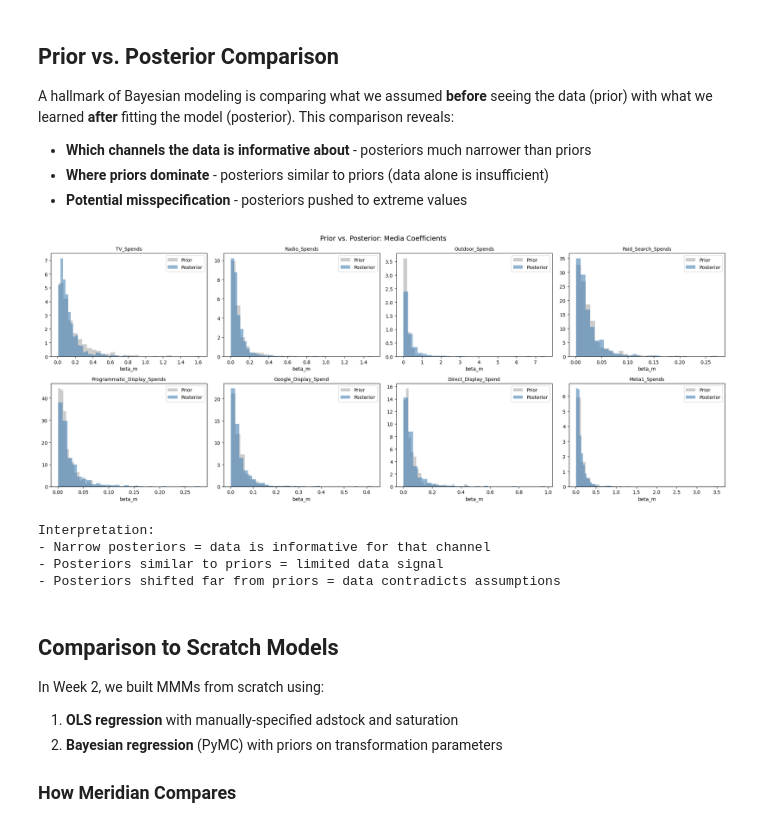
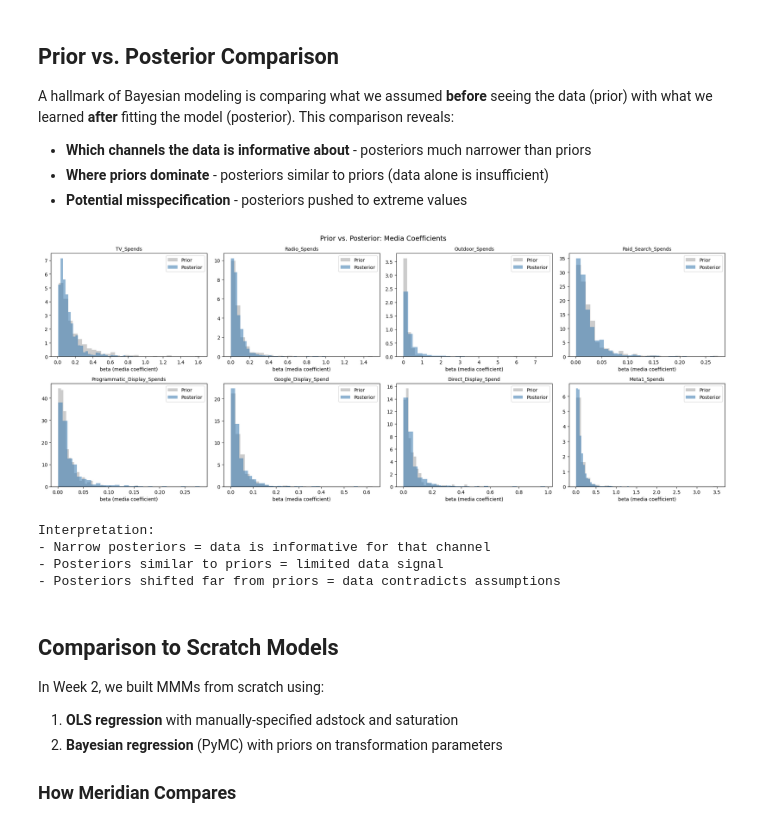
Before and after one commit to gdberrio/MarketingScience-CohortMarch26, a Jupyter notebook: week-3/session-5/session_05_meridian.ipynb, the cells around one changed output. Cells and saved outputs as stored; diff of their text form; code cells hidden in the pictures.

```diff
--- a/week-3/session-5/session_05_meridian.ipynb
+++ b/week-3/session-5/session_05_meridian.ipynb
@@ -423,12 +423,16 @@ else:
 if MERIDIAN_AVAILABLE:
     try:
         analyzer = Analyzer(mmm)
-        # Get incremental outcome per channel (returns TF EagerTensor)
-        inc_outcome = analyzer.incremental_outcome(use_posterior=True)
-        # Convert to numpy: shape (n_chains, n_keep, n_geos, n_times, n_channels)
+        # Get incremental outcome per channel, keeping time dimension
+        # Default aggregate_times=True collapses time; we need per-period data
+        inc_outcome = analyzer.incremental_outcome(
+            use_posterior=True, aggregate_times=False
+        )
+        # Convert TF EagerTensor to numpy
+        # Shape: (n_chains, n_draws, n_times, n_channels) — geos aggregated
         inc_np = np.array(inc_outcome)
-        # Average across chains, draws, and geos
-        contributions = inc_np.mean(axis=(0, 1, 2))  # shape: (n_times, n_channels)
+        # Average across chains and draws → (n_times, n_channels)
+        contributions = inc_np.mean(axis=(0, 1))
 
         fig, ax = plt.subplots(figsize=(14, 6))
 
@@ -451,6 +455,7 @@ if MERIDIAN_AVAILABLE:
         plt.show()
     except Exception as e:
         print(f"Contribution chart error: {e}")
+        import traceback; traceback.print_exc()
 else:
     print("Contribution chart requires a fitted model.")
 # %% [output]
@@ -539,43 +551,51 @@ if MERIDIAN_AVAILABLE:
         prior = inference_data.prior
         posterior = inference_data.posterior
 
+        # Meridian 1.4.0: prior stores beta_m, posterior stores beta_gm (geo-level)
+        prior_key = 'beta_m'
+        post_key = 'beta_gm' if 'beta_gm' in posterior else 'beta_m'
+
         n_plot = min(n_media, 8)
         fig, axes = plt.subplots(2, (n_plot + 1) // 2, figsize=(5 * ((n_plot + 1) // 2), 8))
         axes = axes.flatten()
 
         for i in range(n_plot):
             ax = axes[i]
             channel = media_cols[i]
-            if 'beta_m' in prior and 'beta_m' in posterior:
-                prior_samples = prior['beta_m'].isel(media_channel=i).values.flatten()
-                post_samples = posterior['beta_m'].isel(media_channel=i).values.flatten()
+            has_prior = prior_key in prior
+            has_post = post_key in posterior
+            if has_prior:
+                prior_samples = prior[prior_key].isel(media_channel=i).values.flatten()
                 ax.hist(prior_samples, bins=30, alpha=0.4, density=True, color='gray', label='Prior')
+            if has_post:
+                post_samples = posterior[post_key].isel(media_channel=i).values.flatten()
                 ax.hist(post_samples, bins=30, alpha=0.6, density=True, color='steelblue', label='Posterior')
             ax.set_title(channel, fontsize=10)
             ax.legend()
-            ax.set_xlabel('beta_m')
+            ax.set_xlabel('beta (media coefficient)')
 
         plt.suptitle('Prior vs. Posterior: Media Coefficients', fontsize=14)
         plt.tight_layout()
         plt.show()
 
         print("\nInterpretation:")
         print("- Narrow posteriors = data is informative for that channel")
         print("- Posteriors similar to priors = limited data signal")
         print("- Posteriors shifted far from priors = data contradicts assumptions")
     except Exception as e:
         print(f"Prior/posterior comparison error: {e}")
+        import traceback; traceback.print_exc()
 else:
     print("Prior vs. posterior comparison requires a fitted model.")
     print("\nWhat to look for:")
     print("  - Did the posterior narrow significantly from the prior?")
     print("    -> Yes: the data is informative about this parameter.")
     print("  - Is the posterior still wide like the prior?")
     print("    -> The data alone cannot identify this parameter well.")
     print("  - Was the posterior pushed to the boundary of the prior?")
     print("    -> Consider widening the prior or checking data quality.")
 # %% [output]
-[figure, old version]
+[figure, new version]
 Interpretation:
 - Narrow posteriors = data is informative for that channel
 - Posteriors similar to priors = limited data signal
```
Also changed, not shown: parts of 2 cells of this notebook.
